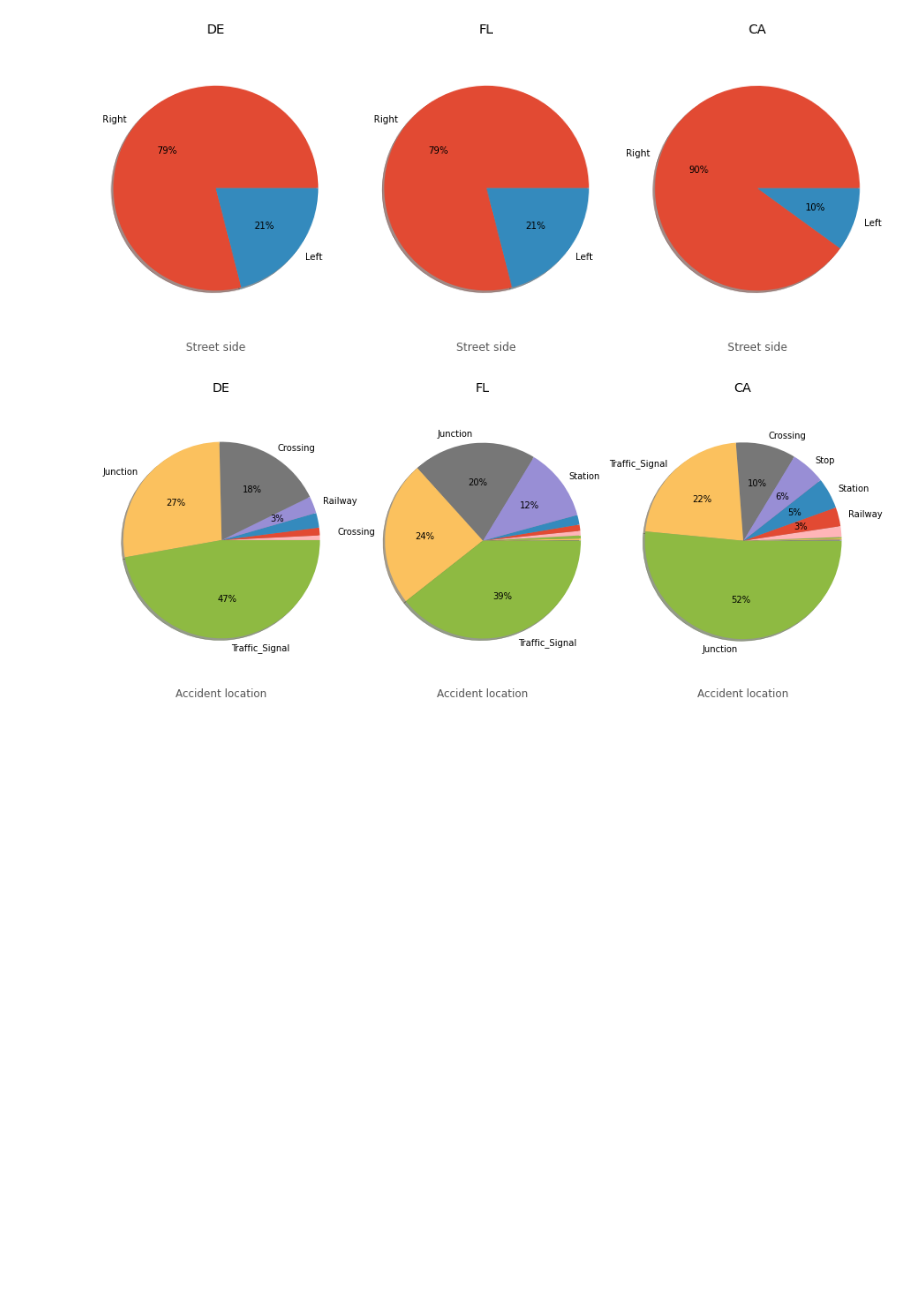
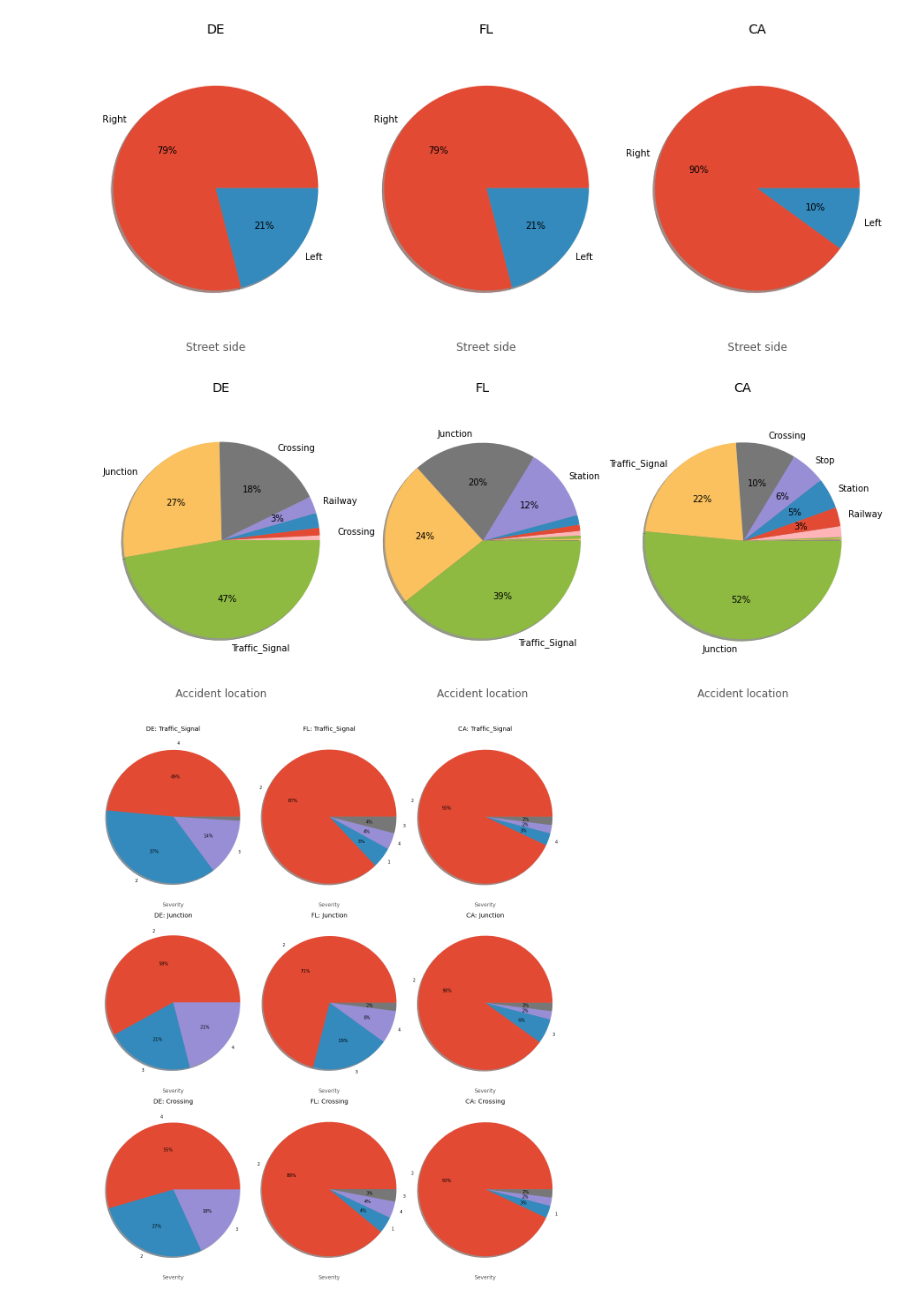
Before and after one commit to victorialarrazolo/USaccidentsanaysis, a Jupyter notebook: USaccidentsanalysis.ipynb, the cells around one changed output. Saved outputs shown, nothing was run; the diff lists cells and outputs as text; code cells hidden in the pictures; blank space fills up the shorter version.

```diff
--- a/USaccidentsanalysis.ipynb
+++ b/USaccidentsanalysis.ipynb
@@ -963,3 +963,63 @@ plt.xlabel(feature)
 plt.show()
 # %% [output]
 [figure]
+# %%
+# Select the data with a list of columns as State, Severity and the location list
+# List the locations with data types as boolean
+col_sel=list(df.dtypes[df.dtypes=='bool'].index)
+
+# Append stat and severity to the list
+col_sel.append('State')
+col_sel.append('Severity')
+
+# Slice the dataframe with the list above
+df_sel=df[col_sel]
+
+# The severity for each location for each state; for each of the following locations, what's the severity of the accident?
+feature='Severity'
+loc_lst=['Traffic_Signal','Junction', 'Crossing']
+fig_x=len(state_lst)
+fig_y=len(loc_lst)
+
+# Set the size of the figure
+fig= plt.figure(figsize=(5*fig_x,6*fig_y))
+
+# Cutoff percentage for display
+pct_cutoff=2
+
+# Define autopct: only display the value if the percentage is greater than the predefined cutoff value
+def my_autopct(pct):
+    return ('%1.0f%%' % pct) if pct > pct_cutoff else ''
+
+
+# Run a for loop for each location
+for i,loc in enumerate(loc_lst):
+    # Run a for loop for each state
+    for j,state in enumerate(state_lst):
+
+        # Set a sub plot
+        plt.subplot(fig_y, fig_x, i*fig_x+j+1)
+        # Slice the dataframe for the specific state, weather condition and feature
+
+        df_temp=df_sel
+
+        df_temp=df_temp[(df_temp['State']==state) & (df_temp[loc]==True)]
+
+        df_temp=df_temp[feature].value_counts(normalize=True).round(2)
+
+        # Define lables to go with the pie plot
+        labels = [n if v > pct_cutoff/100 else ''
+              for n, v in zip(df_temp.index, df_temp)]
+
+        # Generate the pie plot
+        plt.pie(df_temp, labels=labels, autopct=my_autopct, shadow=True)
+
+        # Set axis,label and title
+        plt.axis('equal')
+        plt.xlabel(feature)
+        plt.title(state+': '+loc)
+
+plt.tight_layout()
+plt.show()
+# %% [output]
+[figure, added]
```
Also changed, not shown: parts of 4 cells of this notebook.
